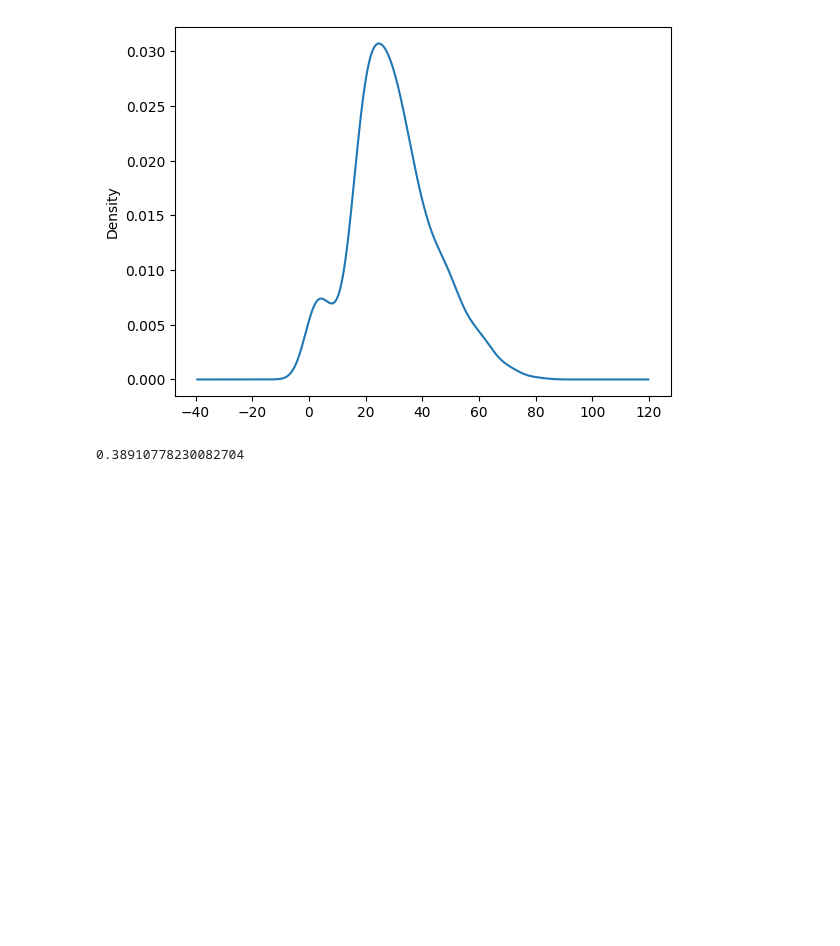
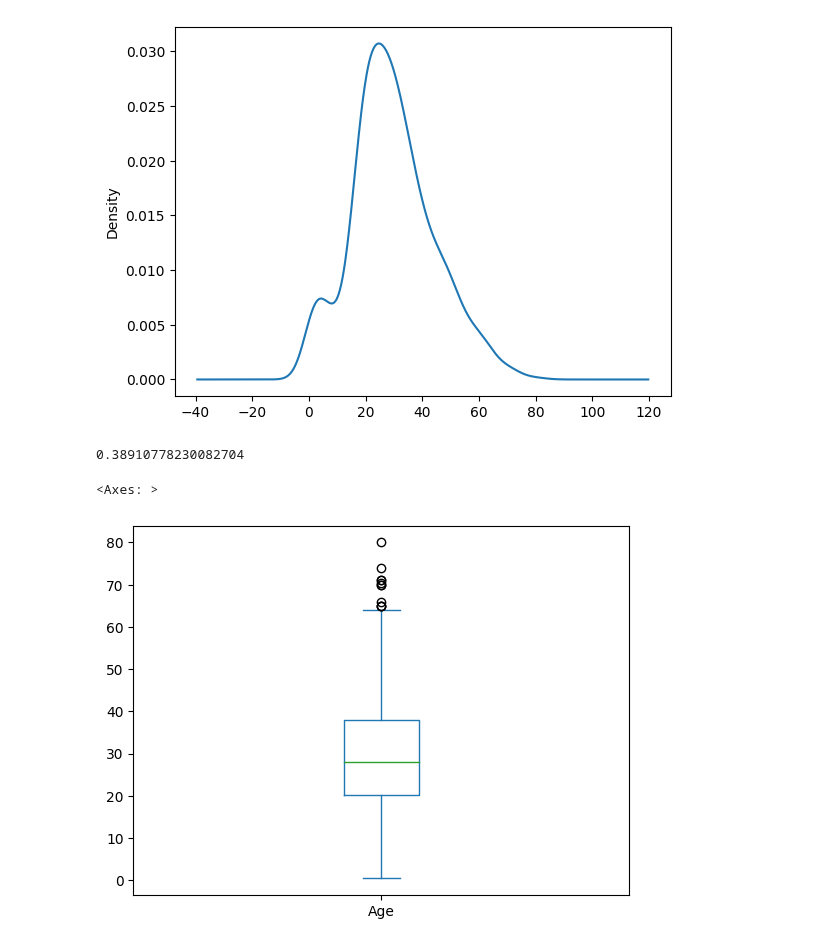
Before and after one commit to Prateek07-Kumar/100-DAYS-OF-PYTHON-PROGRAMMING, a Jupyter notebook: EDA/eda.ipynb, the cells around one changed output. Cells and saved outputs as stored; diff of their text form; code cells hidden in the pictures; blank space fills up the shorter version.

```diff
--- a/EDA/eda.ipynb
+++ b/EDA/eda.ipynb
@@ -109,3 +109,8 @@ df['Age'].plot(kind='kde')
 df['Age'].skew()
 # %% [output]
 0.38910778230082704
+# %%
+df['Age'].plot(kind='box')
+# %% [output]
+<Axes: >
+[figure, added]
```
